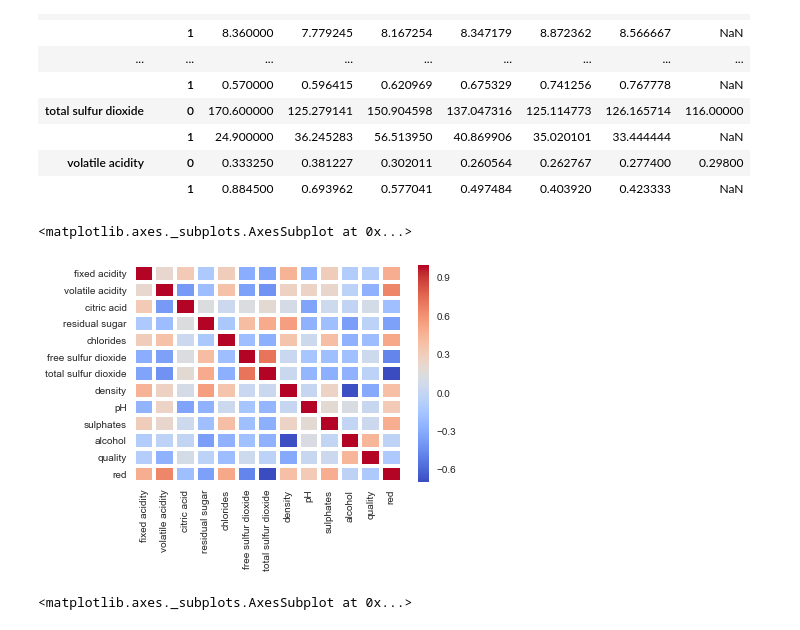
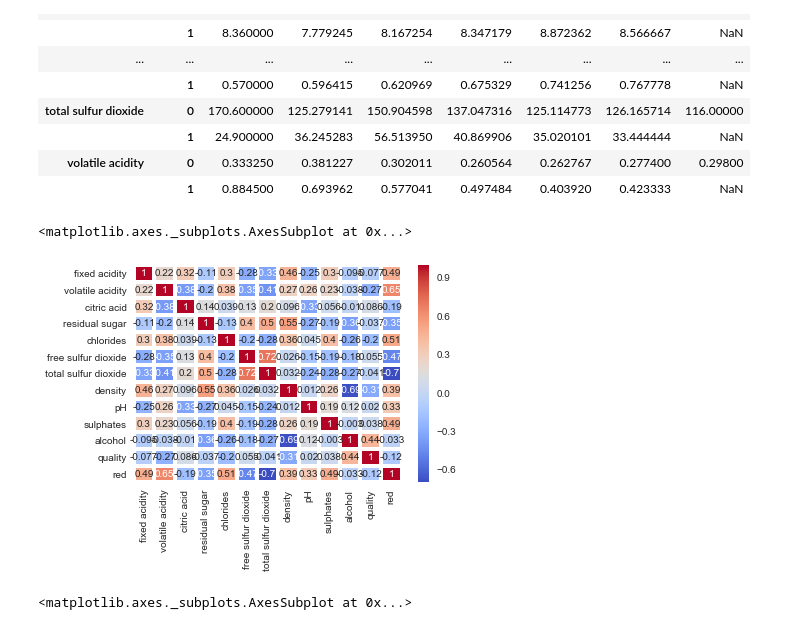
Before and after one commit to ChristopherDaigle/ConvexOptimizationWithPython, a Jupyter notebook: General/DaigleWineWork.ipynb, the cells around one changed output. Saved outputs shown, nothing was run; the diff lists cells and outputs as text; code cells hidden in the pictures.

Commit message:
upadated to annotate

```diff
--- a/General/DaigleWineWork.ipynb
+++ b/General/DaigleWineWork.ipynb
@@ -195,10 +195,10 @@ byType
 | volatile acidity | 0 | 0.333250 | 0.381227 | 0.302011 | 0.260564 | 0.262767 | 0.277400 | 0.29800 |
 |  | 1 | 0.884500 | 0.693962 | 0.577041 | 0.497484 | 0.403920 | 0.423333 | NaN |
 # %%
-sns.heatmap(dfWine.corr(), cmap = 'coolwarm', linecolor = 'white', linewidths = 3)
+sns.heatmap(dfWine.corr(), cmap = 'coolwarm', linecolor = 'white', annot = True, linewidths = 3)
 # %% [output]
 <matplotlib.axes._subplots.AxesSubplot at 0x...>
-[figure, old version]
+[figure, new version]
 # %%
 sns.swarmplot(x="alcohol", y="quality",hue='red',data=dfWine, palette="coolwarm")
 # %% [output]
```
Also changed, not shown: parts of 1 cell of this notebook.
